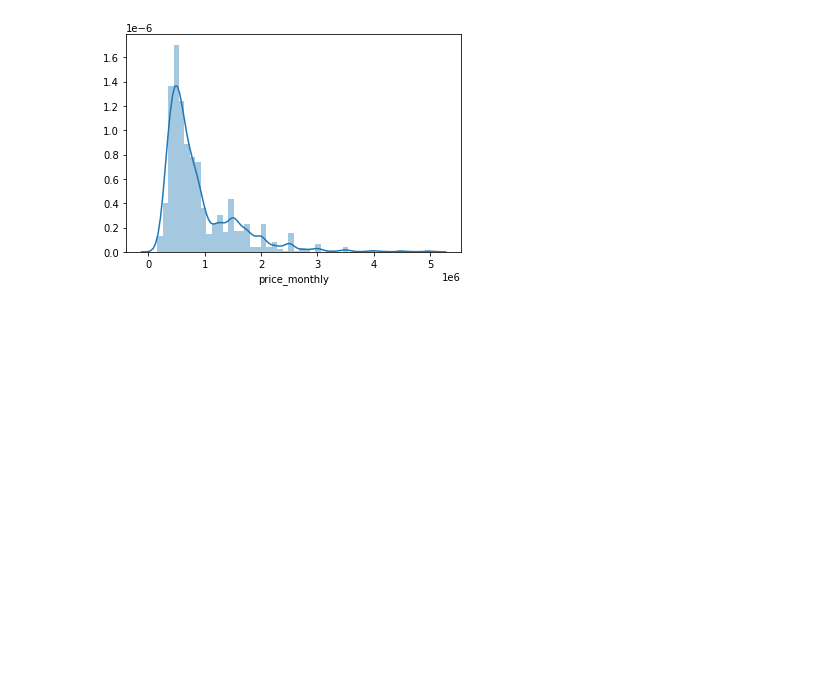
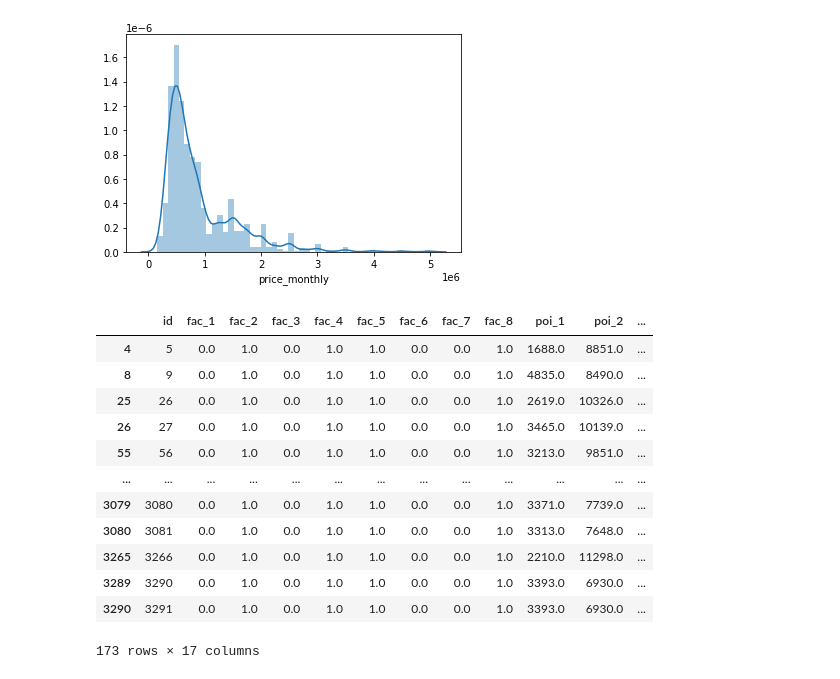
Before and after one commit to sabill/MLCC-Project, a Jupyter notebook: first_project.ipynb, the cells around one changed output. Drawn from its saved outputs; the diff is of its cells as text; code cells hidden in the pictures; blank space fills up the shorter version.

```diff
--- a/first_project.ipynb
+++ b/first_project.ipynb
@@ -149,3 +152,31 @@ sns.distplot(train_df['price_monthly'])
 # %% [output]
 <matplotlib.axes._subplots.AxesSubplot at 0x...>
 [figure]
+# %%
+def detect_outlier(data, column):
+    q1 = data[column].quantile(0.25)
+    q3 = data[column].quantile(0.75)
+
+    iqr = q3 - q1
+    rub = q3 + 1.5*iqr
+    rlb = q1 - 1.5*iqr
+
+    outlier = (data[column] < rlb) | (data[column] > rub)
+
+    return data[outlier]
+# %%
+detect_outlier(train_df, 'price_monthly')
+# %% [output]
+|  | id | fac_1 | fac_2 | fac_3 | fac_4 | fac_5 | fac_6 | fac_7 | fac_8 | poi_1 | poi_2 | ... |
+| 4 | 5 | 0.0 | 1.0 | 0.0 | 1.0 | 1.0 | 0.0 | 0.0 | 1.0 | 1688.0 | 8851.0 | ... |
+| 8 | 9 | 0.0 | 1.0 | 0.0 | 1.0 | 1.0 | 0.0 | 0.0 | 1.0 | 4835.0 | 8490.0 | ... |
+| 25 | 26 | 0.0 | 1.0 | 0.0 | 1.0 | 1.0 | 0.0 | 0.0 | 1.0 | 2619.0 | 10326.0 | ... |
+| 26 | 27 | 0.0 | 1.0 | 0.0 | 1.0 | 1.0 | 0.0 | 0.0 | 1.0 | 3465.0 | 10139.0 | ... |
+| 55 | 56 | 0.0 | 1.0 | 0.0 | 1.0 | 1.0 | 0.0 | 0.0 | 1.0 | 3213.0 | 9851.0 | ... |
+| ... | ... | ... | ... | ... | ... | ... | ... | ... | ... | ... | ... | ... |
+| 3079 | 3080 | 0.0 | 1.0 | 0.0 | 1.0 | 1.0 | 0.0 | 0.0 | 1.0 | 3371.0 | 7739.0 | ... |
+| 3080 | 3081 | 0.0 | 1.0 | 0.0 | 1.0 | 1.0 | 0.0 | 0.0 | 1.0 | 3313.0 | 7648.0 | ... |
+| 3265 | 3266 | 0.0 | 1.0 | 0.0 | 1.0 | 1.0 | 0.0 | 0.0 | 1.0 | 2210.0 | 11298.0 | ... |
+| 3289 | 3290 | 0.0 | 1.0 | 0.0 | 1.0 | 1.0 | 0.0 | 0.0 | 1.0 | 3393.0 | 6930.0 | ... |
+| 3290 | 3291 | 0.0 | 1.0 | 0.0 | 1.0 | 1.0 | 0.0 | 0.0 | 1.0 | 3393.0 | 6930.0 | ... |
+173 rows × 17 columns
```
Also changed, not shown: parts of 12 cells of this notebook.
